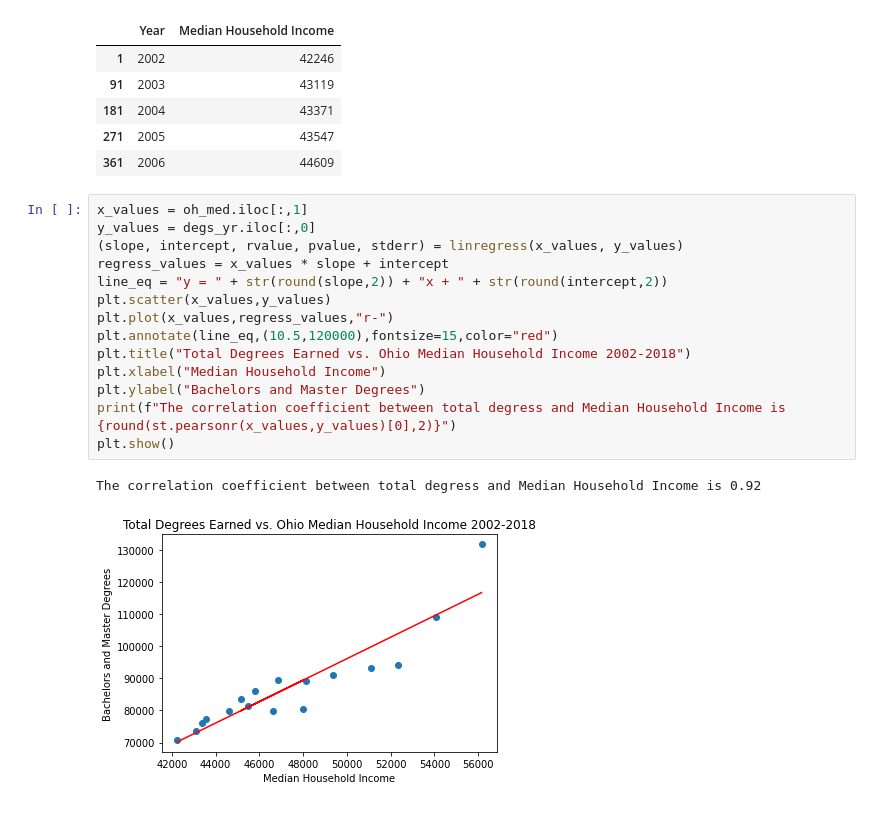
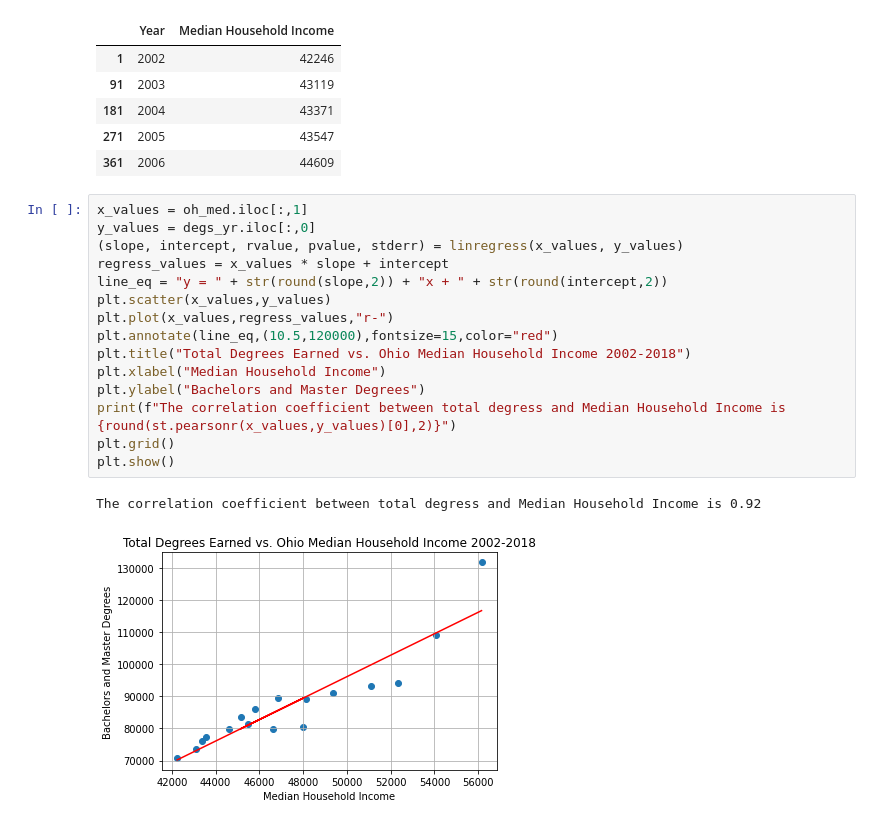
Before and after one commit to AntwonS116/Project-Ohio-College-Analysis, a Jupyter notebook: data.ipynb, the cells around one changed output. Drawn from its saved outputs; the diff is of its cells as text.

```diff
--- a/data.ipynb
+++ b/data.ipynb
@@ -529,17 +531,18 @@ oh_med.head()
 # %%
 x_values = oh_med.iloc[:,1]
 y_values = degs_yr.iloc[:,0]
 (slope, intercept, rvalue, pvalue, stderr) = linregress(x_values, y_values)
 regress_values = x_values * slope + intercept
 line_eq = "y = " + str(round(slope,2)) + "x + " + str(round(intercept,2))
 plt.scatter(x_values,y_values)
 plt.plot(x_values,regress_values,"r-")
 plt.annotate(line_eq,(10.5,120000),fontsize=15,color="red")
 plt.title("Total Degrees Earned vs. Ohio Median Household Income 2002-2018")
 plt.xlabel("Median Household Income")
 plt.ylabel("Bachelors and Master Degrees")
 print(f"The correlation coefficient between total degress and Median Household Income is {round(st.pearsonr(x_values,y_values)[0],2)}")
+plt.grid()
 plt.show()
 # %% [output]
 The correlation coefficient between total degress and Median Household Income is 0.92
-[figure, old version]
+[figure, new version]
```
Also changed, not shown: parts of 4 cells of this notebook.
